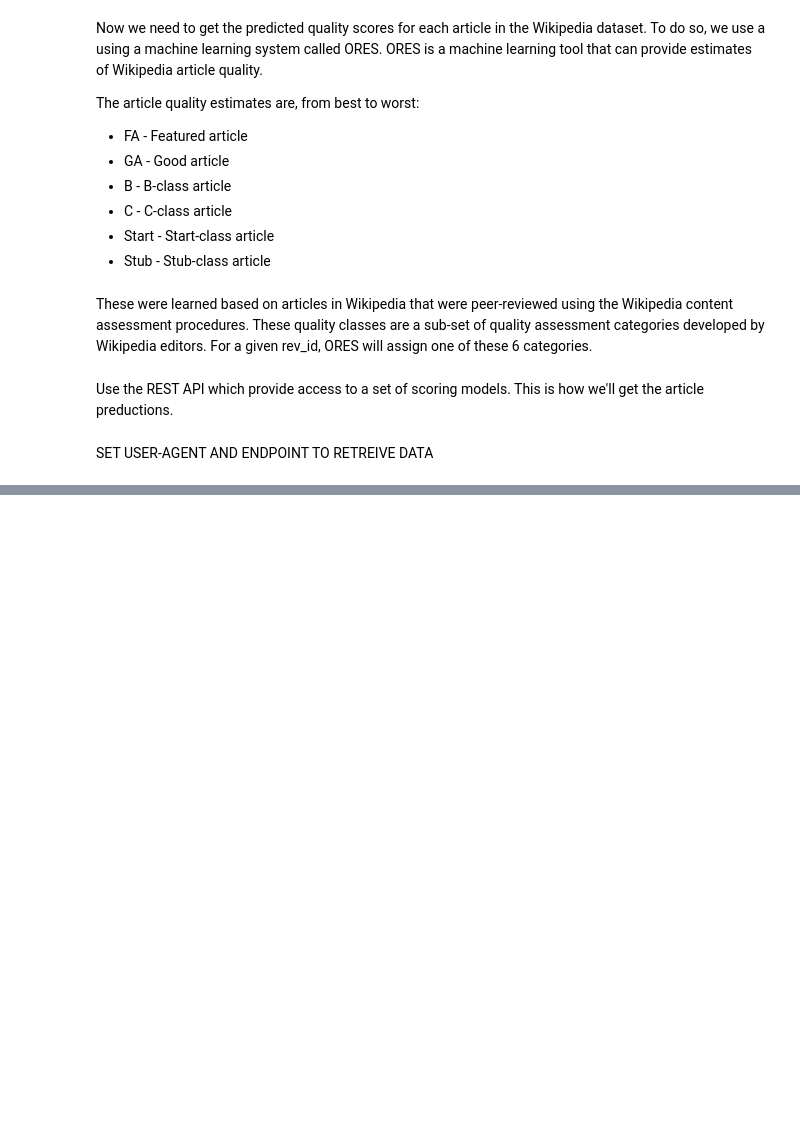
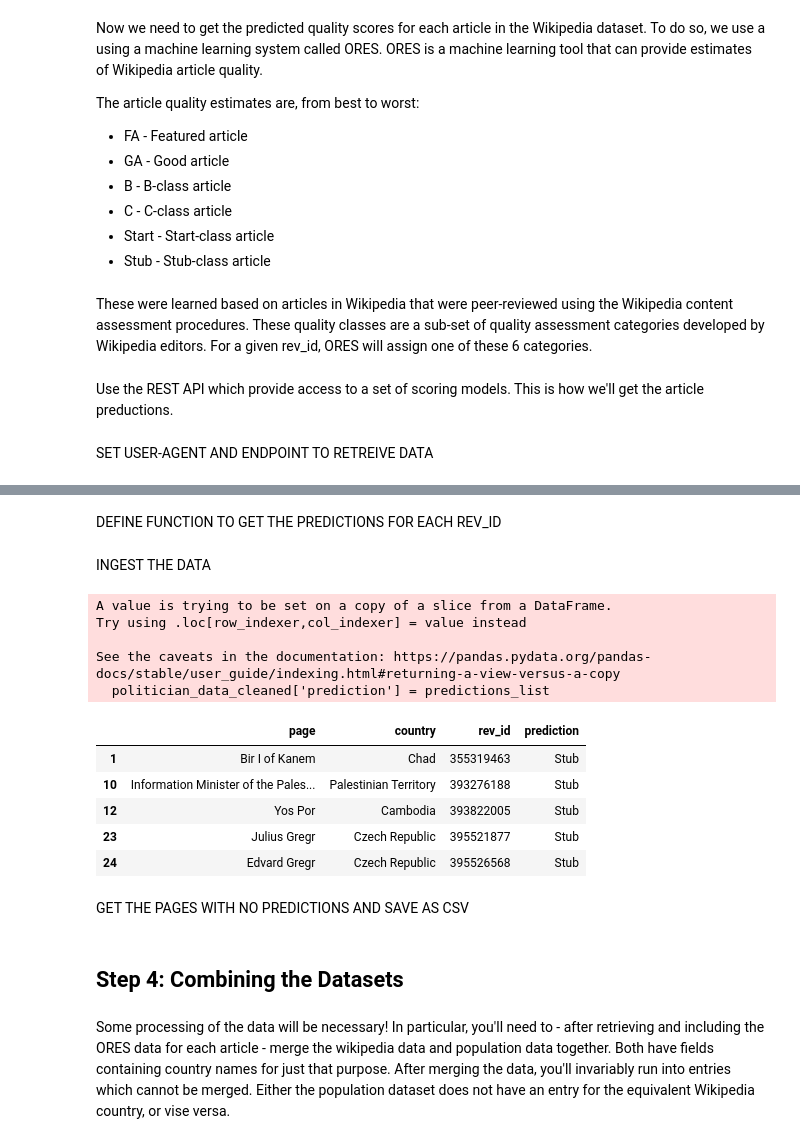
Before and after one commit to dwightsablan16/data-512-a2, a Jupyter notebook: hcds-a2-bias.ipynb, the cells around one changed output, grey strips where cells are left out. Drawn from its saved outputs; the diff is of its cells as text; code cells hidden in the pictures; blank space fills up the shorter version.

```diff
--- a/hcds-a2-bias.ipynb
+++ b/hcds-a2-bias.ipynb
@@ -149,0 +142,24 @@ JSONDecodeError: Expecting value: line 1 column 1 (char 0)
+# %% [markdown]
+DEFINE FUNCTION TO GET THE PREDICTIONS FOR EACH REV_ID
+# %%
+#Create list for predictions
+predictions_list = []
+
+def get_prediction(article_scores):
+
+    for i in article_scores['enwiki']['scores']:
+
+            #if there exists a prediction
+            if 'score' in article_scores['enwiki']['scores'][i]['articlequality']:
+
+                #get the article quality prediction
+                article_quality = article_scores['enwiki']['scores'][i]['articlequality']['score']['prediction']
+
+                #add prediction
+                predictions_list.append(article_quality)
+
+            else :
+                #Add 'no_pred' for articles with no predictions
+                predictions_list.append('no_pred')
+# %% [markdown]
+INGEST THE DATA
@@ -149,0 +192,21 @@ JSONDecodeError: Expecting value: line 1 column 1 (char 0)
+# %%
+#Add the predictions to the dataframe
+politician_data_cleaned['prediction'] = predictions_list
+# %% [output]
+A value is trying to be set on a copy of a slice from a DataFrame.
+Try using .loc[row_indexer,col_indexer] = value instead
+
+See the caveats in the documentation: https://pandas.pydata.org/pandas-docs/stable/user_guide/indexing.html#returning-a-view-versus-a-copy
+  politician_data_cleaned['prediction'] = predictions_list
+# %%
+#View politician data frame
+politician_data_cleaned.head()
+# %% [output]
+|  | page | country | rev_id | prediction |
+| 1 | Bir I of Kanem | Chad | 355319463 | Stub |
+| 10 | Information Minister of the Pales... | Palestinian Territory | 393276188 | Stub |
+| 12 | Yos Por | Cambodia | 393822005 | Stub |
+| 23 | Julius Gregr | Czech Republic | 395521877 | Stub |
+| 24 | Edvard Gregr | Czech Republic | 395526568 | Stub |
+# %% [markdown]
+GET THE PAGES WITH NO PREDICTIONS AND SAVE AS CSV
@@ -149,0 +222,4 @@ JSONDecodeError: Expecting value: line 1 column 1 (char 0)
+# %% [markdown]
+## Step 4: Combining the Datasets
+# %% [markdown]
+Some processing of the data will be necessary! In particular, you'll need to - after retrieving and including the ORES data for each article - merge the wikipedia data and population data together. Both have fields containing country names for just that purpose. After merging the data, you'll invariably run into entries which cannot be merged. Either the population dataset does not have an entry for the equivalent Wikipedia country, or vise versa.
```
Also changed, not shown: parts of 44 cells of this notebook.
